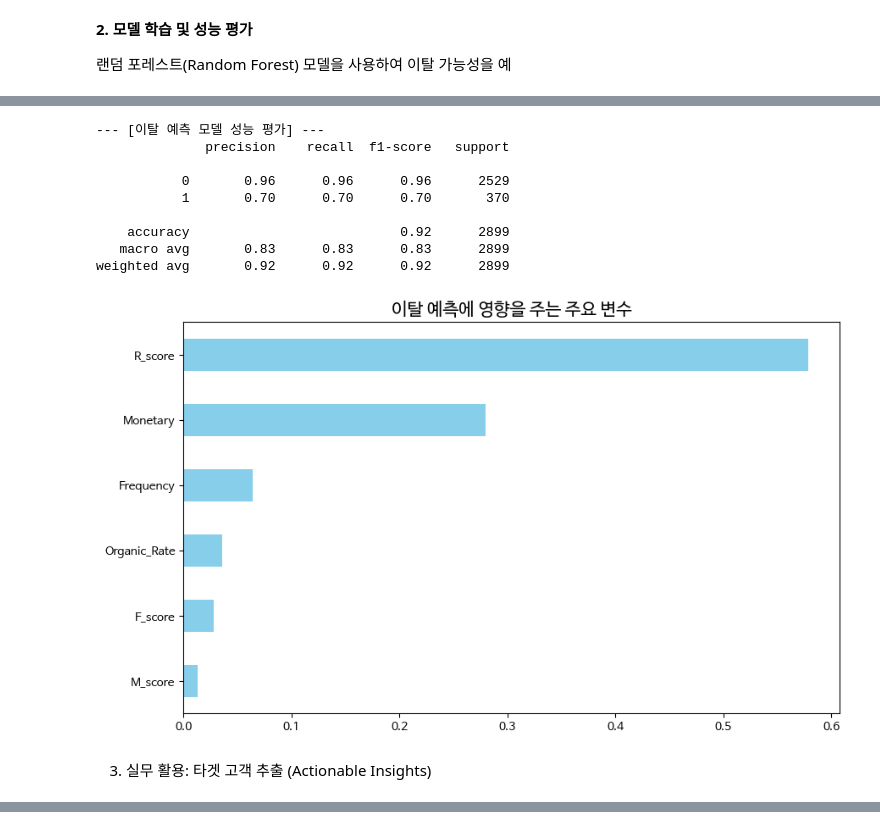
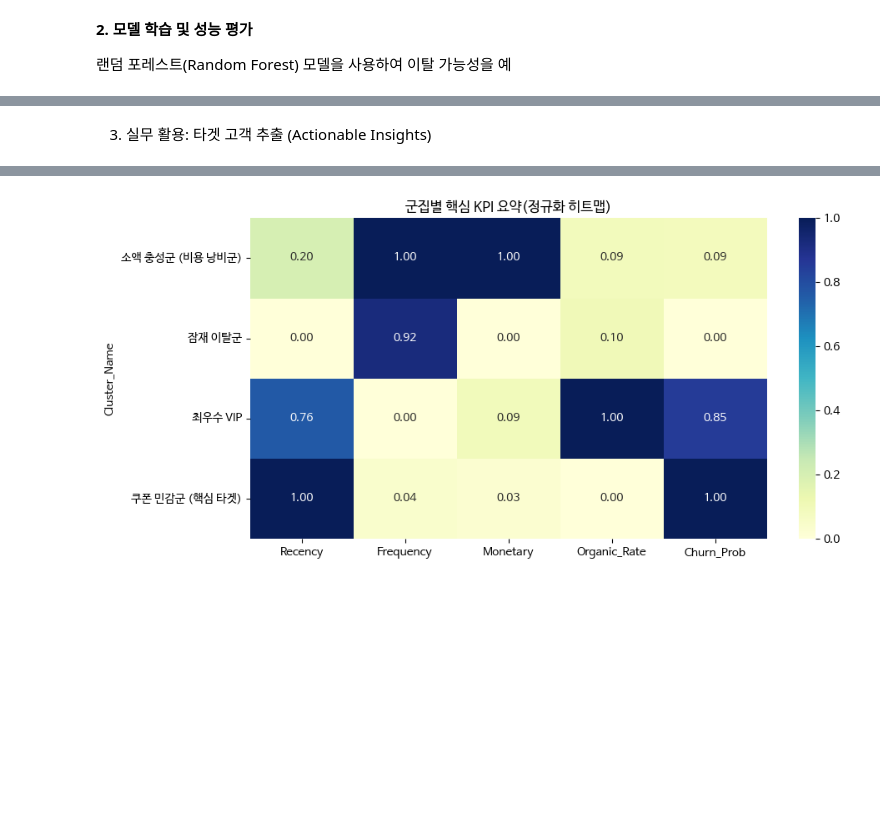
Before and after one commit to ary3120-droid/myproject, a Jupyter notebook: star0205.ipynb, the cells around one changed output, grey strips where cells are left out. Cells and saved outputs as stored; diff of their text form; code cells hidden in the pictures; blank space fills up the shorter version.

```diff
--- a/star0205.ipynb
+++ b/star0205.ipynb
@@ -433,30 +463,3 @@ weighted avg       0.92      0.92      0.92      2899
-# %%
-# 1. 모델 생성 및 학습
-model = RandomForestClassifier(n_estimators=100, random_state=42)
-model.fit(X_train, y_train)
-
-# 2. 예측 및 평가
-y_pred = model.predict(X_test)
-print("--- [이탈 예측 모델 성능 평가] ---")
-print(classification_report(y_test, y_pred))
-
-# 3. 피처 중요도 시각화
-importances = pd.Series(model.feature_importances_, index=X.columns)
-plt.figure(figsize=(10, 6))
-importances.sort_values().plot(kind='barh', color='skyblue')
-plt.title('이탈 예측에 영향을 주는 주요 변수', fontsize=15)
-plt.show()
-# %% [output]
---- [이탈 예측 모델 성능 평가] ---
-              precision    recall  f1-score   support
-
-           0       0.96      0.96      0.96      2529
-           1       0.70      0.70      0.70       370
-
-    accuracy                           0.92      2899
-   macro avg       0.83      0.83      0.83      2899
-weighted avg       0.92      0.92      0.92      2899
-[figure, removed]
 # %% [markdown]
 3. 실무 활용: 타겟 고객 추출 (Actionable Insights)
 # %%
@@ -482,3 +485,23 @@ display(target_customers.head())
 | 00c32a104f0c4065b5b552895fb22e34 | 330 | 2 | 6.98 | 0 | 0.000000 | 1 | 1 | 1 | 3 | ... |
 | 00fbb9b5edb94f02afbaf1eb49bb4d7d | 186 | 3 | 80.10 | 1 | 0.333333 | 1 | 1 | 3 | 5 | ... |
 | 016871ea865d4338975026ae08d221d0 | 264 | 3 | 45.79 | 0 | 0.000000 | 1 | 1 | 2 | 4 | ... |
+# %%
+pivot = rfm_final.reset_index().groupby('Cluster_Name').agg(
+    고객수=('person','count'),
+    Recency=('Recency','mean'),
+    Frequency=('Frequency','mean'),
+    Monetary=('Monetary','mean'),
+    Organic_Rate=('Organic_Rate','mean'),
+    Churn_Prob=('Churn_Probability','mean')
+)
+
+plt.figure(figsize=(10,5))
+sns.heatmap((pivot[['Recency','Frequency','Monetary','Organic_Rate','Churn_Prob']] -
+             pivot[['Recency','Frequency','Monetary','Organic_Rate','Churn_Prob']].min()) /
+            (pivot[['Recency','Frequency','Monetary','Organic_Rate','Churn_Prob']].max() -
+             pivot[['Recency','Frequency','Monetary','Organic_Rate','Churn_Prob']].min()),
+            annot=True, fmt=".2f", cmap="YlGnBu")
+plt.title("군집별 핵심 KPI 요약(정규화 히트맵)")
+plt.show()
+# %% [output]
+[figure, added]
```
Also changed, not shown: parts of 2 cells of this notebook.
